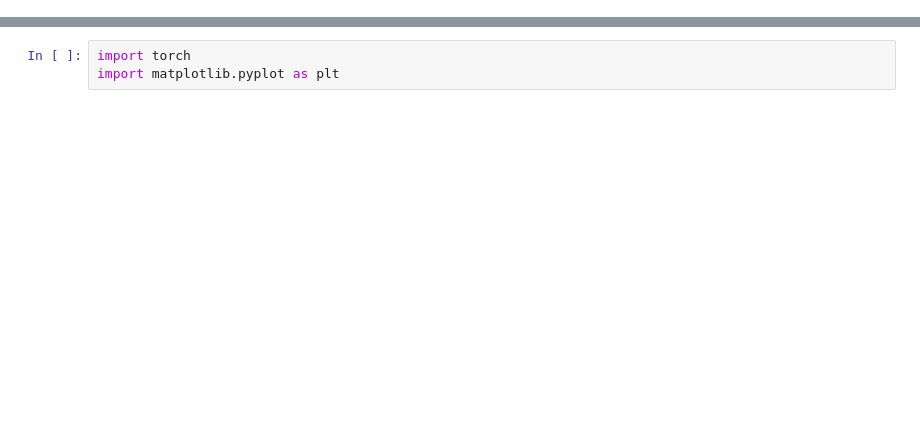
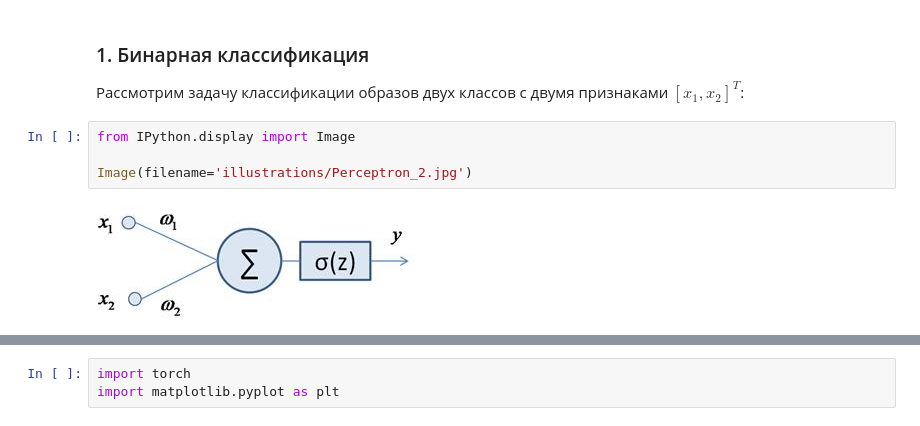
Before and after one commit to Boilingstars/LabsAIPytorch, a Jupyter notebook: 4. Простейшие нейросети на тензорах.ipynb, the cells around one changed output, grey strips where cells are left out. Cells and saved outputs as stored; diff of their text form; blank space fills up the shorter version.

```diff
--- a/4. Простейшие нейросети на тензорах.ipynb
+++ b/4. Простейшие нейросети на тензорах.ipynb
@@ -0,0 +11,10 @@
+# %% [markdown]
+### 1. Бинарная классификация
+
+Рассмотрим задачу классификации образов двух классов с двумя признаками $[x_1, x_2]^T$:
+# %%
+from IPython.display import Image
+
+Image(filename='illustrations/Perceptron_2.jpg')
+# %% [output]
+[figure, added]
```
Also changed, not shown: parts of 35 cells of this notebook, 18 other files.
